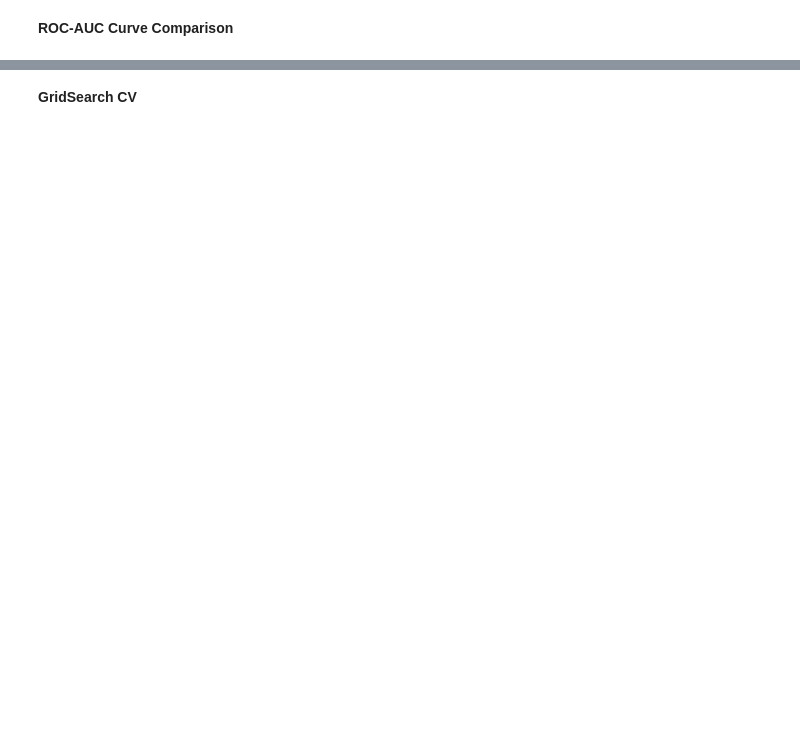
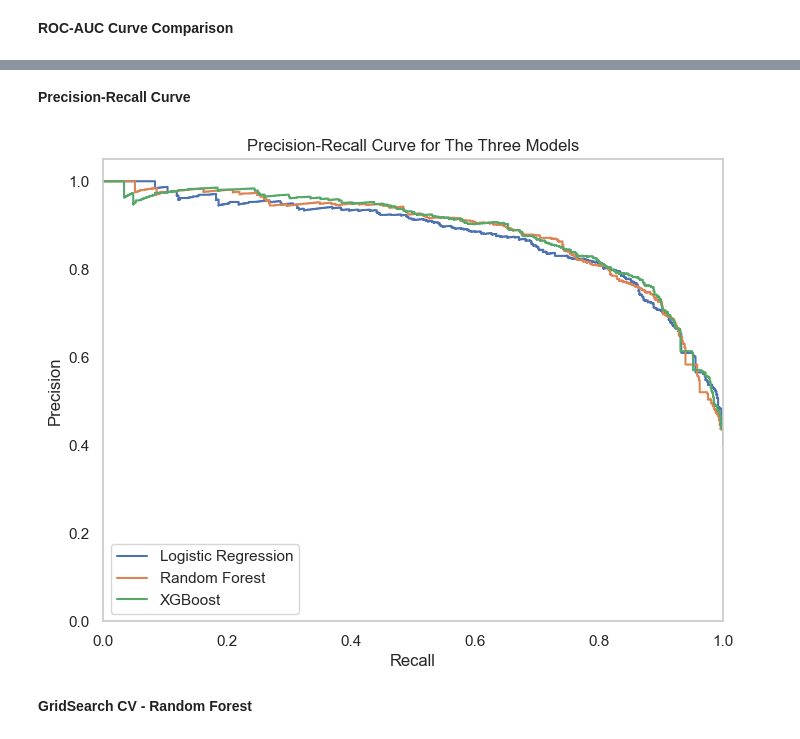
Before and after one commit to cheszn/Fiscal_Fortune_Finders, a Jupyter notebook: Leads_Feature_Engineering_And_Pipeline.ipynb, the cells around one changed output, grey strips where cells are left out. Cells and saved outputs as stored; diff of their text form; code cells hidden in the pictures; blank space fills up the shorter version.

```diff
--- a/Leads_Feature_Engineering_And_Pipeline.ipynb
+++ b/Leads_Feature_Engineering_And_Pipeline.ipynb
@@ -409,5 +442,38 @@ plt.show()
+# %% [markdown]
+**Precision-Recall Curve**
+# %%
+from sklearn.metrics import precision_recall_curve
+from sklearn.metrics import average_precision_score
+
+# Make predictions on your test data
+
+y_pred1 = logreg_pipeline.predict_proba(X_test)[:, 1]
+y_pred2 = rf_pipeline.predict_proba(X_test)[:, 1]
+y_pred3 = xgboost_pipeline.predict_proba(X_test)[:, 1]
+
+# Step 3: Calculate precision and recall values at different thresholds
+precision1, recall1, _ = precision_recall_curve(y_test, y_pred1)
+precision2, recall2, _ = precision_recall_curve(y_test, y_pred2)
+precision3, recall3, _ = precision_recall_curve(y_test, y_pred3)
+
+# Step 4: Plot the precision-recall curves
+plt.figure(figsize=(8, 6))
+plt.step(recall1, precision1, where='post', label='Logistic Regression')
+plt.step(recall2, precision2, where='post', label='Random Forest')
+plt.step(recall3, precision3, where='post', label='XGBoost')
+
+plt.xlabel('Recall')
+plt.ylabel('Precision')
+plt.ylim([0.0, 1.05])
+plt.xlim([0.0, 1.0])
+plt.title('Precision-Recall Curve for The Three Models')
+plt.legend(loc='best')
+plt.grid()
+plt.show()
+# %% [output]
+[figure, added]
 # %% [markdown]
-**GridSearch CV**
+**GridSearch CV - Random Forest**
 # %%
 from sklearn.model_selection import GridSearchCV
 
```
Also changed, not shown: parts of 24 cells of this notebook, 1 other file.
